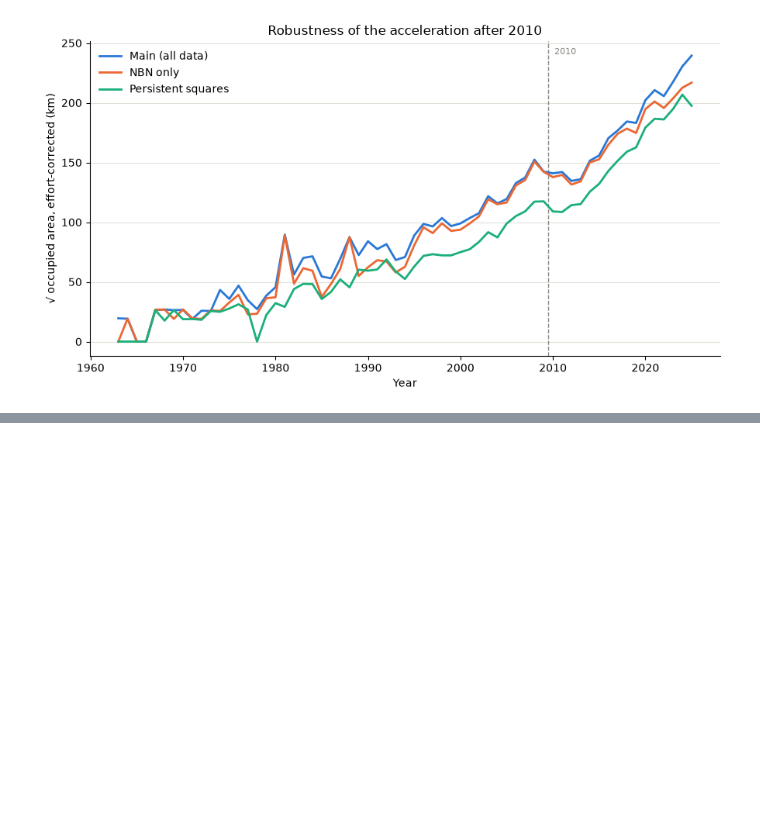
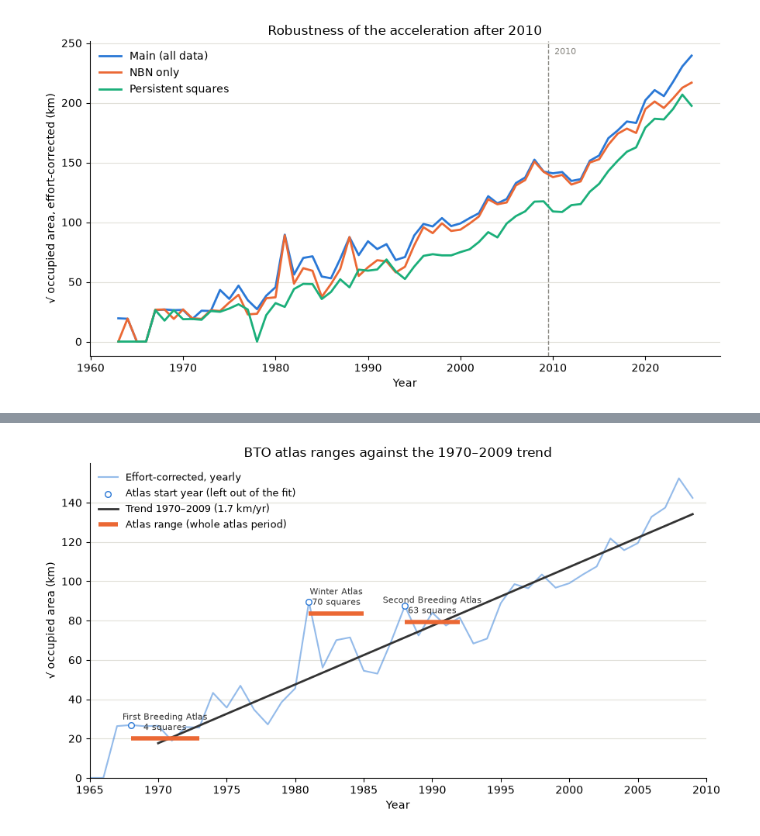
Before and after one commit to nkiper/parakeet-spread, a Jupyter notebook: notebooks/04_effort-correction.ipynb, the cells around one changed output, grey strips where cells are left out. Drawn from its saved outputs; the diff is of its cells as text; code cells hidden in the pictures; blank space fills up the shorter version.

Commit message:
spread model and atlas check

```diff
--- a/notebooks/04_effort-correction.ipynb
+++ b/notebooks/04_effort-correction.ipynb
@@ -672,0 +700,13 @@ fig.savefig(FIGURES / "acceleration_checks.png", dpi=200)
+# %%
+
+# NBN dataset name, first year, last year (ATLASES above is the list used for shading the plots)
+ATLAS_DATASETS = {
+    "First Breeding Atlas": ("BTO First Atlas of Breeding Birds in Britain and Ireland: 1968-1972", 1968, 1972),
+    "Winter Atlas": ("BTO First Atlas of Wintering Birds in Britain and Ireland: 1981/82-1983/84", 1981, 1984),
+    "Second Breeding Atlas": ("BTO Second Atlas of Breeding Birds in Britain and Ireland: 1988-1991", 1988, 1991),
+}
+ATLAS_COLOUR = "#eb6834"  # orange
+
+# Each atlas should appear only in its start year
+atlas_records = nbn_parakeet[nbn_parakeet["dataset"].isin([name for name, _, _ in ATLAS_DATASETS.values()])]
+atlas_records.groupby(["dataset", "year"])["hectad"].nunique().rename("squares").to_frame()
@@ -672,0 +757,33 @@ fig.savefig(FIGURES / "acceleration_checks.png", dpi=200)
+# %%
+
+# Atlas ranges (bars over the atlas period) against the yearly corrected range and the 1970–2009 trend
+fig, ax = plt.subplots(figsize=(9, 5))
+
+series = range_index["sqrt_area_corrected"].loc[:2009]
+ax.plot(series.index, series, color=CORRECTED, linewidth=1.5, alpha=0.5, label="Effort-corrected, yearly")
+start_pts = series[series.index.isin(ATLAS_START_YEARS)]
+ax.scatter(start_pts.index, start_pts, facecolors="white", edgecolors=CORRECTED, s=30, zorder=3,
+           label="Atlas start year (left out of the fit)")
+
+x = np.array([1970, 2009])
+ax.plot(x, trend(x), color=TEXT, linewidth=2, label=f"Trend 1970–2009 ({slope / np.sqrt(np.pi):.1f} km/yr)")
+
+for i, (atlas, row) in enumerate(atlas_check.iterrows()):
+    first, last = ATLAS_DATASETS[atlas][1:]
+    ax.plot([first, last + 1], [row["√area atlas"]] * 2, color=ATLAS_COLOUR, linewidth=4,
+            solid_capstyle="butt", label="Atlas range (whole atlas period)" if i == 0 else None)
+    ax.annotate(f"{atlas}\n{row['atlas squares (GB)']} squares", ((first + last + 1) / 2, row["√area atlas"]),
+                xytext=(0, 8), textcoords="offset points", ha="center", fontsize=8, color=TEXT)
+
+ax.set_xlim(1965, 2010)
+ax.set_ylim(bottom=0)
+ax.set_xlabel("Year")
+ax.set_ylabel("√ occupied area (km)")
+ax.set_title("BTO atlas ranges against the 1970–2009 trend")
+ax.legend(frameon=False, loc="upper left", fontsize=9)
+ax.grid(axis="y", color=GRID, linewidth=0.8)
+ax.spines[["top", "right"]].set_visible(False)
+plt.tight_layout()
+fig.savefig(FIGURES / "atlas_check.png", dpi=200)
+# %% [output]
+[figure, added]
```
Also changed, not shown: parts of 7 cells of this notebook, 11 other files.
